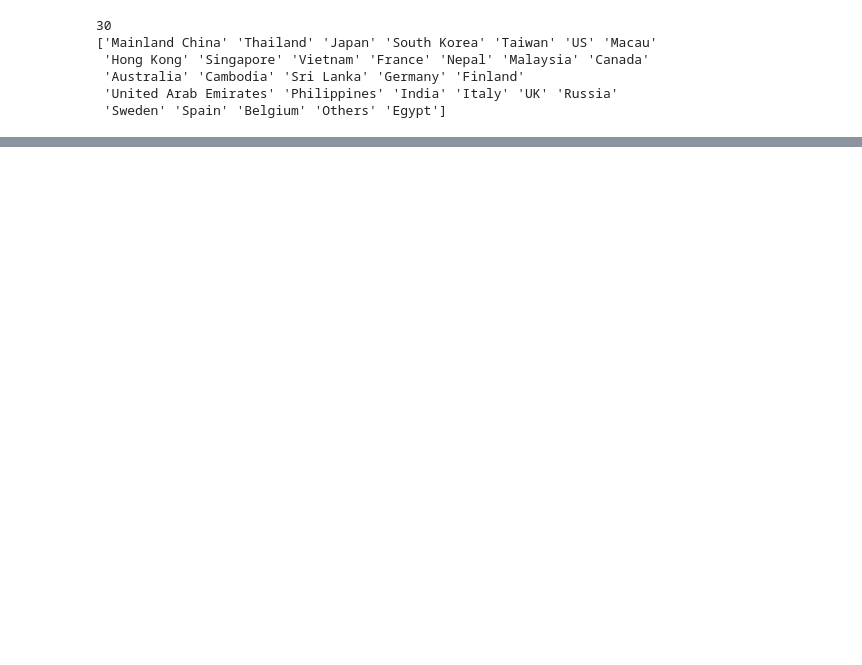
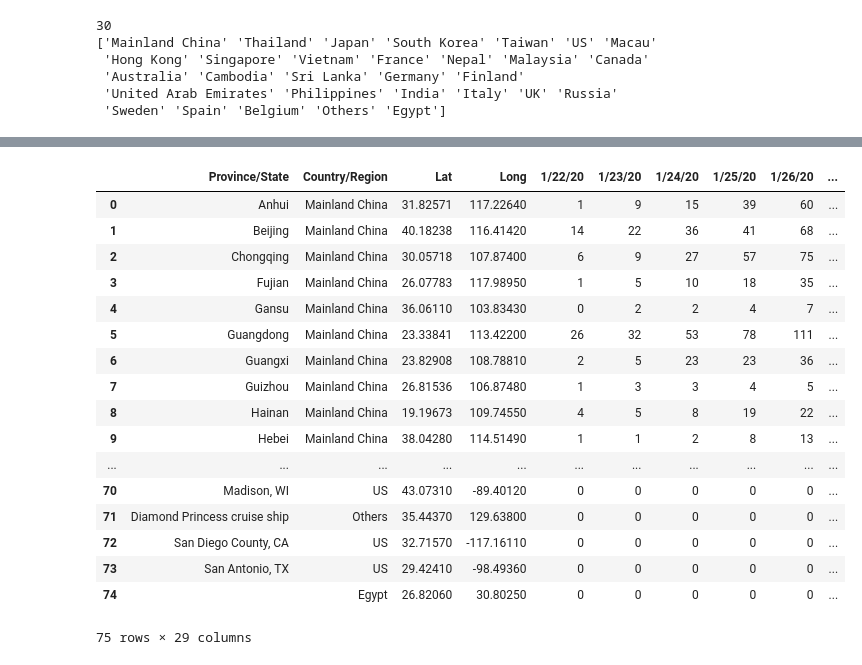
Before and after one commit to msarnacki/coronavirus-2019-nCoV, a Jupyter notebook: main.ipynb, the cells around one changed output, grey strips where cells are left out. Drawn from its saved outputs; the diff is of its cells as text; code cells hidden in the pictures; blank space fills up the shorter version.

```diff
--- a/main.ipynb
+++ b/main.ipynb
@@ -323,0 +324,21 @@ plt.savefig("img/rest_under_limit.png",bbox_inches='tight')
+# %%
+df_confirmed
+# %% [output]
+|  | Province/State | Country/Region | Lat | Long | 1/22/20 | 1/23/20 | 1/24/20 | 1/25/20 | 1/26/20 | ... |
+| 0 | Anhui | Mainland China | 31.82571 | 117.22640 | 1 | 9 | 15 | 39 | 60 | ... |
+| 1 | Beijing | Mainland China | 40.18238 | 116.41420 | 14 | 22 | 36 | 41 | 68 | ... |
+| 2 | Chongqing | Mainland China | 30.05718 | 107.87400 | 6 | 9 | 27 | 57 | 75 | ... |
+| 3 | Fujian | Mainland China | 26.07783 | 117.98950 | 1 | 5 | 10 | 18 | 35 | ... |
+| 4 | Gansu | Mainland China | 36.06110 | 103.83430 | 0 | 2 | 2 | 4 | 7 | ... |
+| 5 | Guangdong | Mainland China | 23.33841 | 113.42200 | 26 | 32 | 53 | 78 | 111 | ... |
+| 6 | Guangxi | Mainland China | 23.82908 | 108.78810 | 2 | 5 | 23 | 23 | 36 | ... |
+| 7 | Guizhou | Mainland China | 26.81536 | 106.87480 | 1 | 3 | 3 | 4 | 5 | ... |
+| 8 | Hainan | Mainland China | 19.19673 | 109.74550 | 4 | 5 | 8 | 19 | 22 | ... |
+| 9 | Hebei | Mainland China | 38.04280 | 114.51490 | 1 | 1 | 2 | 8 | 13 | ... |
+| ... | ... | ... | ... | ... | ... | ... | ... | ... | ... | ... |
+| 70 | Madison, WI | US | 43.07310 | -89.40120 | 0 | 0 | 0 | 0 | 0 | ... |
+| 71 | Diamond Princess cruise ship | Others | 35.44370 | 129.63800 | 0 | 0 | 0 | 0 | 0 | ... |
+| 72 | San Diego County, CA | US | 32.71570 | -117.16110 | 0 | 0 | 0 | 0 | 0 | ... |
+| 73 | San Antonio, TX | US | 29.42410 | -98.49360 | 0 | 0 | 0 | 0 | 0 | ... |
+| 74 |  | Egypt | 26.82060 | 30.80250 | 0 | 0 | 0 | 0 | 0 | ... |
+75 rows × 29 columns
```
Also changed, not shown: parts of 12 cells of this notebook, 7 other files.
